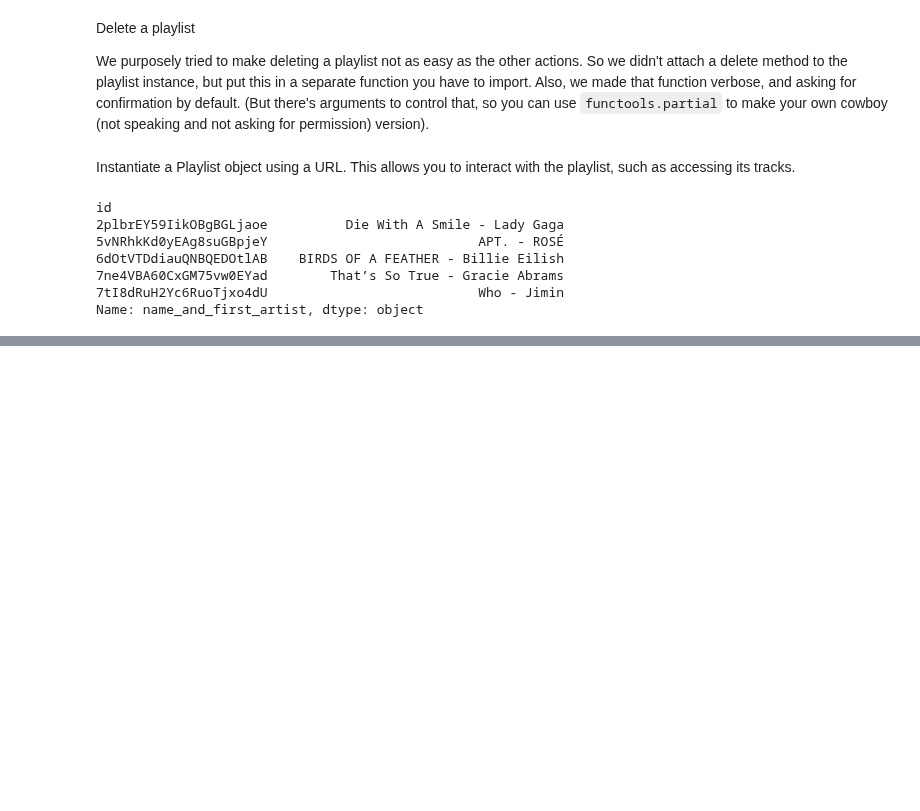
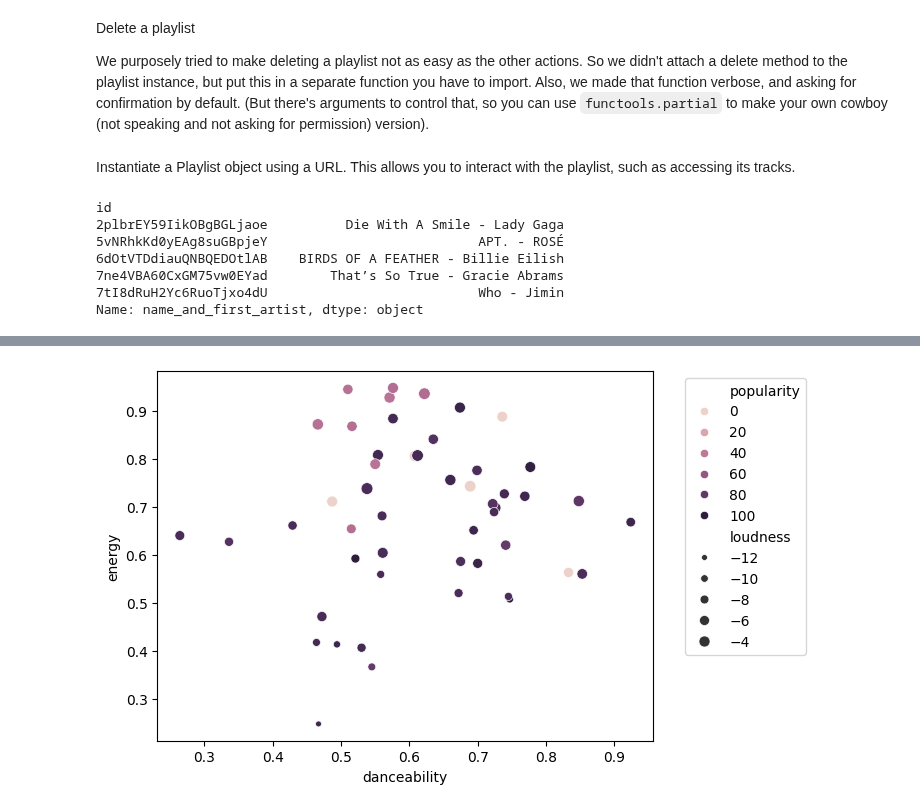
Before and after one commit to thorwhalen/sung, a Jupyter notebook: misc/sung_demo.ipynb, the cells around one changed output, grey strips where cells are left out. Drawn from its saved outputs; the diff is of its cells as text; code cells hidden in the pictures; blank space fills up the shorter version.

```diff
--- a/misc/sung_demo.ipynb
+++ b/misc/sung_demo.ipynb
@@ -152,11 +152,11 @@ Instantiate a Playlist object using a URL.
 This allows you to interact with the playlist, such as accessing its tracks.
 # %%
 top50_global_url = 'https://open.spotify.com/playlist/37i9dQZEVXbMDoHDwVN2tF?si=d6e0c7bc8f59473b'
-playlist_obj = Playlist(top50_global_url)
-df = playlist_obj.data
+top50_playlist = Playlist(top50_global_url)
+df = top50_playlist.data
 df['first_artist'] = df['artists'].apply(lambda x: x[0]['name'])
 df['name_and_first_artist'] = df['name'] + ' - ' + df['first_artist']
-top_5_tracks = playlist_obj.data.iloc[:5].name_and_first_artist
+top_5_tracks = top50_playlist.data.iloc[:5].name_and_first_artist
 top_5_tracks
 # %% [output]
 id
@@ -168,0 +196,12 @@ Name: name_and_first_artist, dtype: object
+# %%
+import seaborn as sns
+from matplotlib import pyplot as plt
+
+df = pd.merge(top50_playlist.data, top50_playlist.audio_features_df, left_index=True, right_index=True)
+# scatter plot with danceability and energy, colored by popularity, with size as loudness
+sns.scatterplot(data=df, x='danceability', y='energy', hue='popularity', size='loudness')
+
+# Move the legend outside the plot
+plt.legend(bbox_to_anchor=(1.05, 1), loc='upper left');
+# %% [output]
+[figure, added]
```
Also changed, not shown: parts of 15 cells of this notebook, 3 other files.
